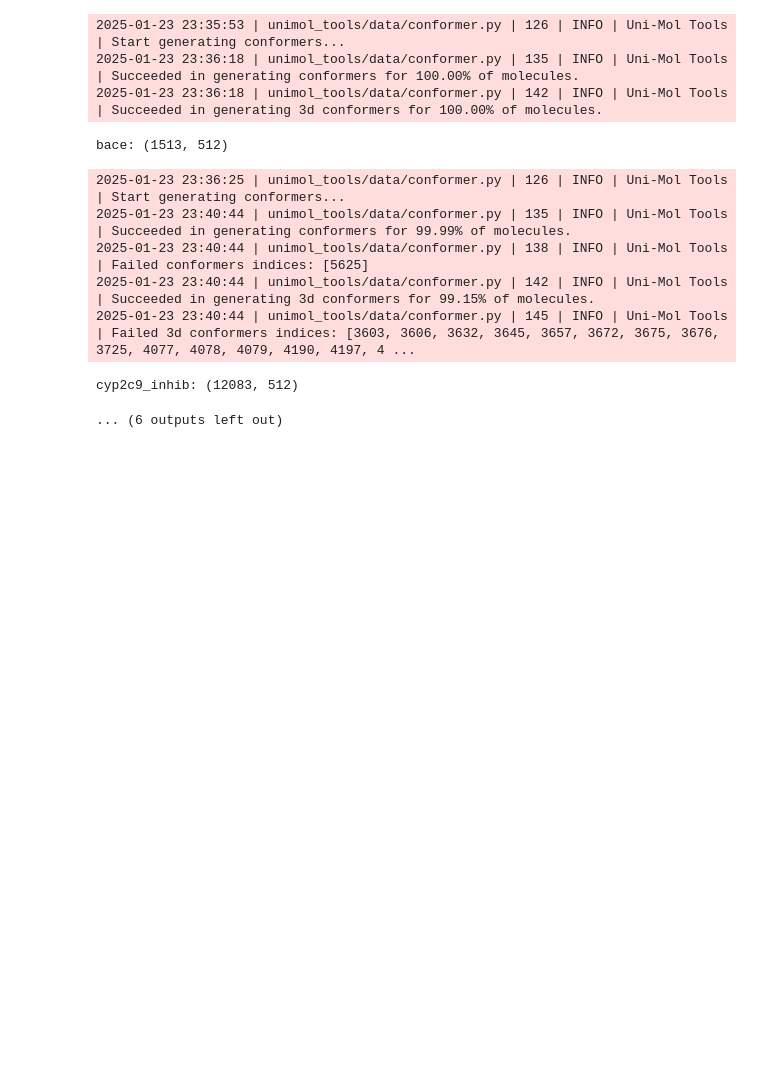
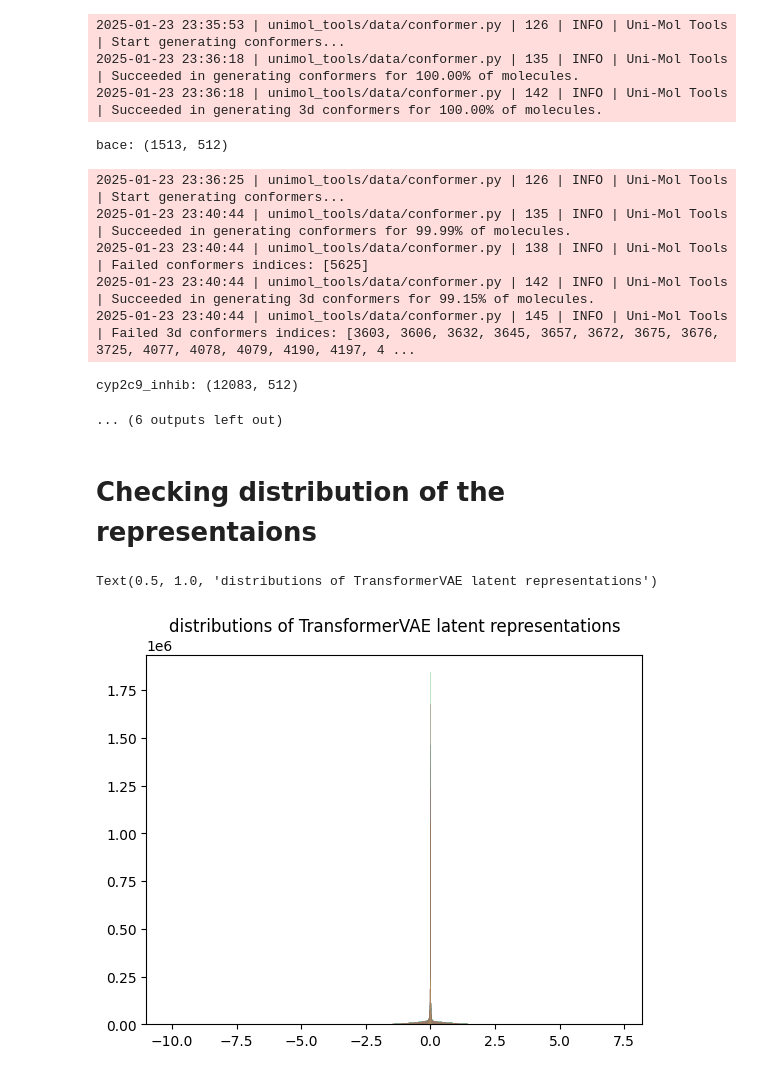
Before and after one commit to mizuno-group/MolKAN, a Jupyter notebook: molkan/prep/get_unimol_rpr.ipynb, the cells around one changed output. Drawn from its saved outputs; the diff is of its cells as text; code cells hidden in the pictures; blank space fills up the shorter version.

Commit message:
experiments: check distribution of unimol repr

```diff
--- a/molkan/prep/get_unimol_rpr.ipynb
+++ b/molkan/prep/get_unimol_rpr.ipynb
@@ -91,3 +90,17 @@ bace: (1513, 512)
 2025-01-23 23:40:44 | unimol_tools/data/conformer.py | 145 | INFO | Uni-Mol Tools | Failed 3d conformers indices: [3603, 3606, 3632, 3645, 3657, 3672, 3675, 3676, 3725, 4077, 4078, 4079, 4190, 4197, 4 ...
 cyp2c9_inhib: (12083, 512)
 ... (6 outputs left out)
+# %% [markdown]
+# Checking distribution of the representaions
+# %%
+TfVAE_repr_dir = "/workspace/ToxPred/MolKAN/molkan/data/TfVAE_repr"
+Unimol_repr_dir = "/workspace/ToxPred/MolKAN/molkan/data/unimol_repr"
+# %%
+for d in os.listdir(TfVAE_repr_dir):
+    arr = np.load(os.path.join(TfVAE_repr_dir, d))
+    arr = arr.flatten()
+    plt.hist(arr, bins=1000, alpha=0.3)
+plt.title("distributions of TransformerVAE latent representations")
+# %% [output]
+Text(0.5, 1.0, 'distributions of TransformerVAE latent representations')
+[figure, added]
```
Also changed, not shown: parts of 3 cells of this notebook, 1 other file.
